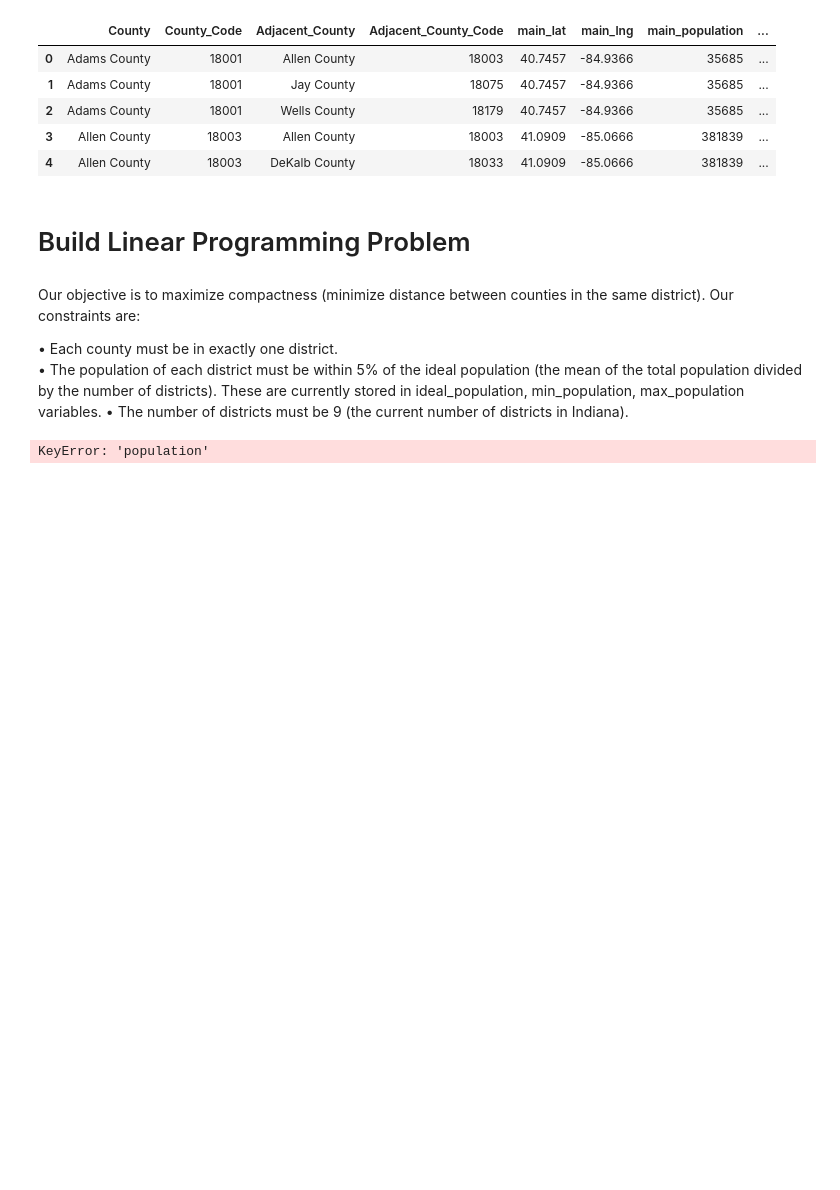
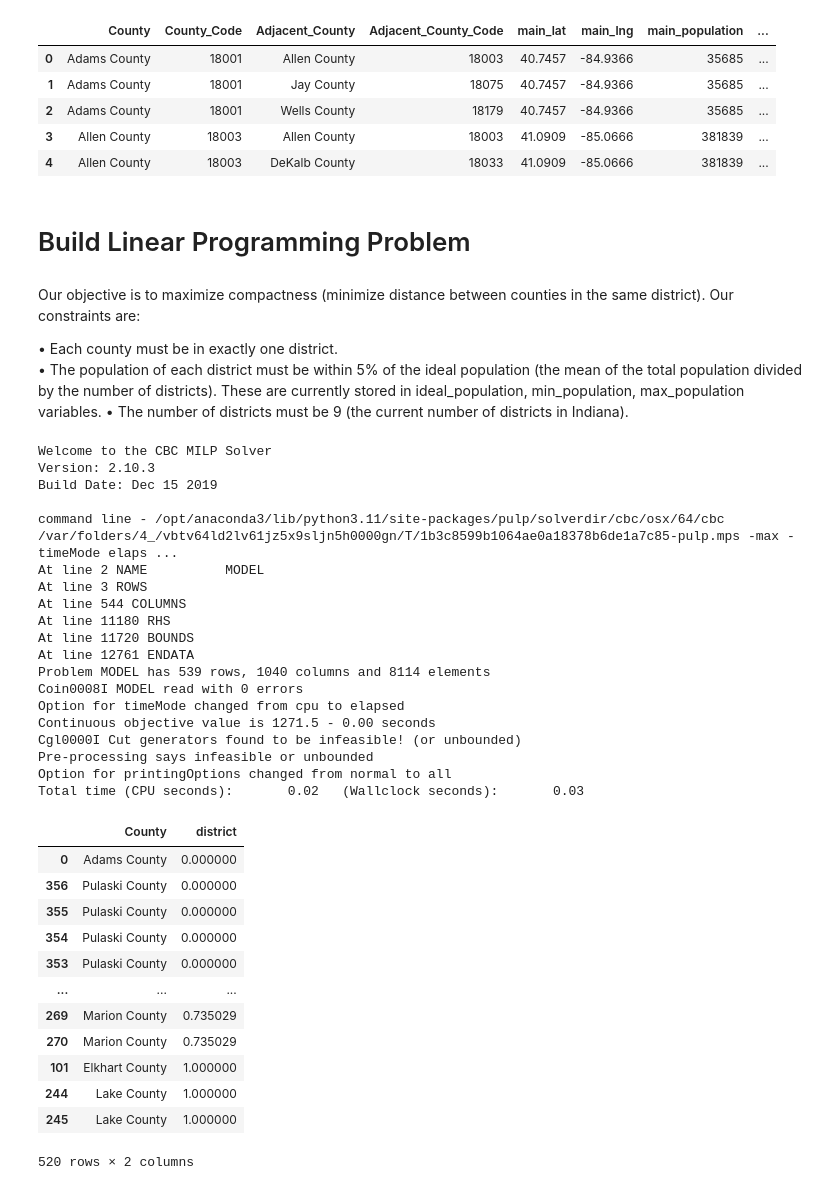
Before and after one commit to MillerMedia/Assignment3_AlgorithmicRedistricting_MSDS460, a Jupyter notebook: Assignment3.ipynb, the cells around one changed output. Drawn from its saved outputs; the diff is of its cells as text; code cells hidden in the pictures; blank space fills up the shorter version.

```diff
--- a/Assignment3.ipynb
+++ b/Assignment3.ipynb
@@ -224,39 +224,70 @@ Our objective is to maximize compactness (minimize distance between counties in
 from pulp import LpVariable, LpBinary, LpProblem, LpMaximize, lpSum, LpStatus
 
 # Create a binary variable to indicate if a county is assigned to a district
-counties['is_assigned'] = LpVariable.dicts("is_assigned", counties.index, 0, 1, LpBinary)
+adjacent['is_assigned'] = LpVariable.dicts("is_assigned", adjacent.index, 0, 1, LpBinary)
 
 # Create a binary variable to indicate if two counties are in the same district
 adjacent['is_same_district'] = LpVariable.dicts("is_same_district", adjacent.index, 0, 1, LpBinary)
 
 # Initialize the model
 model = LpProblem("Indiana Counties", LpMaximize)
 
 # Objective function: maximize compactness
 model += lpSum(adjacent['distance_miles'] * adjacent['is_same_district'])
 
 # Constraint: each county must be in exactly one district
-for i, county in counties.iterrows():
-    model += lpSum(adjacent.loc[(adjacent['County'] == county['name']) | (adjacent['Adjacent_County'] == county['name']), 'is_same_district']) == 1
+for i, county in adjacent.iterrows():
+    model += lpSum(adjacent.loc[(adjacent['County'] == county['County']) | (adjacent['Adjacent_County'] == county['County']), 'is_same_district']) == 1
 
 # Constraint: population of each district must be within 5% of the ideal population
 for i in range(9):
-    model += lpSum(counties.loc[j, 'population'] * counties.loc[j, 'is_assigned'] for j in counties.index if j % 9 == i) >= min_population
-    model += lpSum(counties.loc[j, 'population'] * counties.loc[j, 'is_assigned'] for j in counties.index if j % 9 == i) <= max_population
+    model += lpSum(adjacent.loc[j, 'main_population'] * adjacent.loc[j, 'is_assigned'] for j in adjacent.index if j % 9 == i) >= min_population
+    model += lpSum(adjacent.loc[j, 'main_population'] * adjacent.loc[j, 'is_assigned'] for j in adjacent.index if j % 9 == i) <= max_population
 
 # Constraint: number of districts must be 9
-model += lpSum(counties['is_assigned']) == 9
+model += lpSum(adjacent['is_assigned']) == 9
 
 # Solve the model
 model.solve()
 
 # Display the status of the model
 LpStatus[model.status]
 
 # Display the optimized district assignments
-counties['district'] = [county['is_assigned'].varValue for i, county in counties.iterrows()]
+adjacent['district'] = [county['is_assigned'].varValue for i, county in adjacent.iterrows()]
 
 # Display the optimized district assignments
-counties[['name', 'district']].sort_values('district')
+adjacent[['County', 'district']].sort_values('district')
 # %% [output]
-KeyError: 'population'
+Welcome to the CBC MILP Solver
+Version: 2.10.3
+Build Date: Dec 15 2019
+
+command line - /opt/anaconda3/lib/python3.11/site-packages/pulp/solverdir/cbc/osx/64/cbc /var/folders/4_/vbtv64ld2lv61jz5x9sljn5h0000gn/T/1b3c8599b1064ae0a18378b6de1a7c85-pulp.mps -max -timeMode elaps ...
+At line 2 NAME          MODEL
+At line 3 ROWS
+At line 544 COLUMNS
+At line 11180 RHS
+At line 11720 BOUNDS
+At line 12761 ENDATA
+Problem MODEL has 539 rows, 1040 columns and 8114 elements
+Coin0008I MODEL read with 0 errors
+Option for timeMode changed from cpu to elapsed
+Continuous objective value is 1271.5 - 0.00 seconds
+Cgl0000I Cut generators found to be infeasible! (or unbounded)
+Pre-processing says infeasible or unbounded
+Option for printingOptions changed from normal to all
+Total time (CPU seconds):       0.02   (Wallclock seconds):       0.03
+|  | County | district |
+| 0 | Adams County | 0.000000 |
+| 356 | Pulaski County | 0.000000 |
+| 355 | Pulaski County | 0.000000 |
+| 354 | Pulaski County | 0.000000 |
+| 353 | Pulaski County | 0.000000 |
+| ... | ... | ... |
+| 269 | Marion County | 0.735029 |
+| 270 | Marion County | 0.735029 |
+| 101 | Elkhart County | 1.000000 |
+| 244 | Lake County | 1.000000 |
+| 245 | Lake County | 1.000000 |
+520 rows × 2 columns
```
